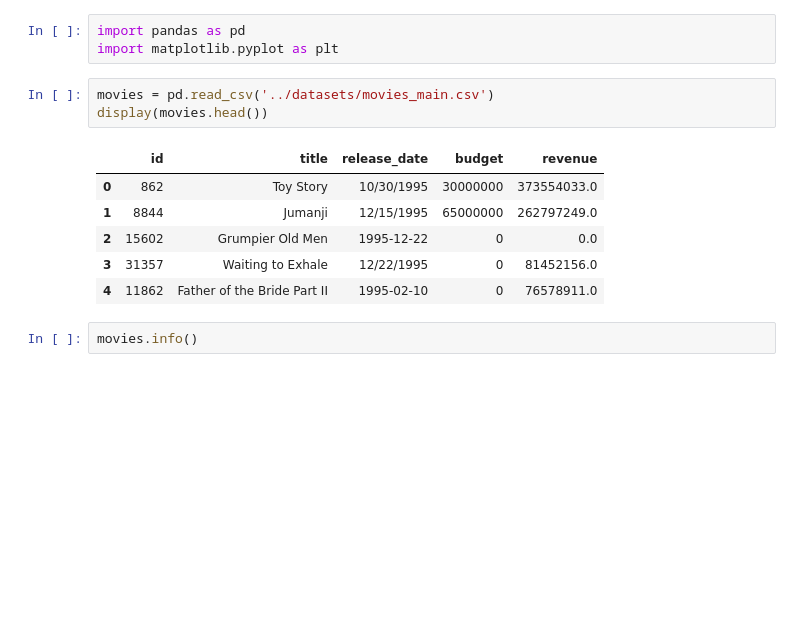
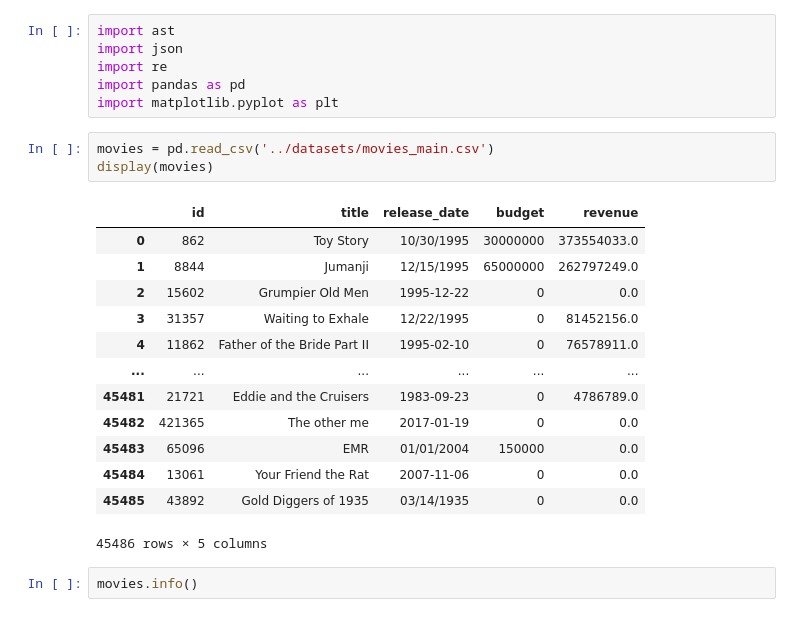
Before and after one commit to stiipp/movie-analytics-capstone-project, a Jupyter notebook: notebooks/movie_analytics_eda.ipynb, the cells around one changed output. Cells and saved outputs as stored; diff of their text form; blank space fills up the shorter version.

```diff
--- a/notebooks/movie_analytics_eda.ipynb
+++ b/notebooks/movie_analytics_eda.ipynb
@@ -1,16 +1,26 @@
 # %%
+import ast
+import json
+import re
 import pandas as pd
 import matplotlib.pyplot as plt
 # %%
 movies = pd.read_csv('../datasets/movies_main.csv')
-display(movies.head())
+display(movies)
 # %% [output]
 |  | id | title | release_date | budget | revenue |
 | 0 | 862 | Toy Story | 10/30/1995 | 30000000 | 373554033.0 |
 | 1 | 8844 | Jumanji | 12/15/1995 | 65000000 | 262797249.0 |
 | 2 | 15602 | Grumpier Old Men | 1995-12-22 | 0 | 0.0 |
 | 3 | 31357 | Waiting to Exhale | 12/22/1995 | 0 | 81452156.0 |
 | 4 | 11862 | Father of the Bride Part II | 1995-02-10 | 0 | 76578911.0 |
+| ... | ... | ... | ... | ... | ... |
+| 45481 | 21721 | Eddie and the Cruisers | 1983-09-23 | 0 | 4786789.0 |
+| 45482 | 421365 | The other me | 2017-01-19 | 0 | 0.0 |
+| 45483 | 65096 | EMR | 01/01/2004 | 150000 | 0.0 |
+| 45484 | 13061 | Your Friend the Rat | 2007-11-06 | 0 | 0.0 |
+| 45485 | 43892 | Gold Diggers of 1935 | 03/14/1935 | 0 | 0.0 |
+45486 rows × 5 columns
 # %%
 movies.info()
 # %% [output]
```
Also changed, not shown: parts of 15 cells of this notebook.
